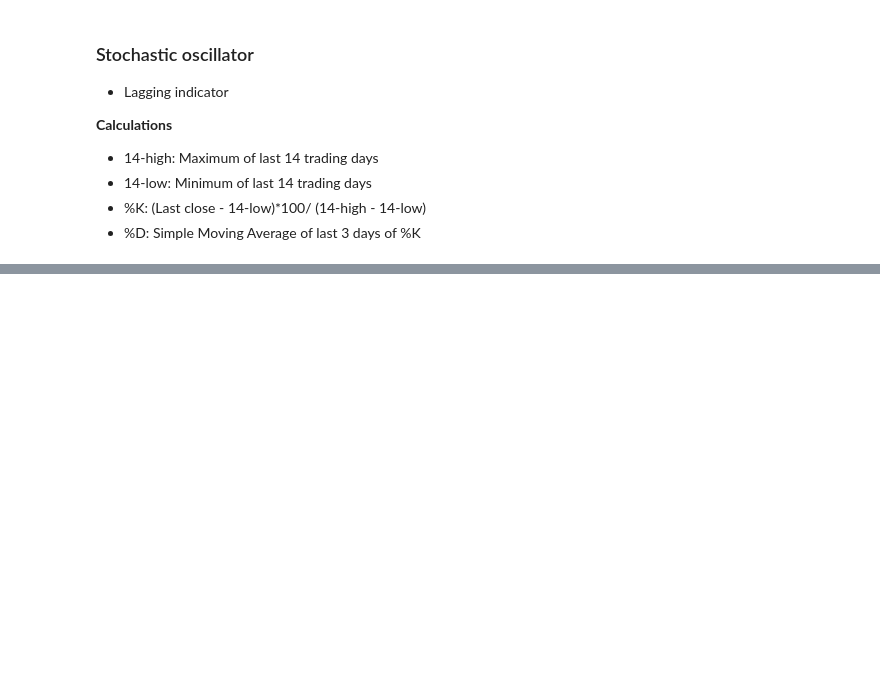
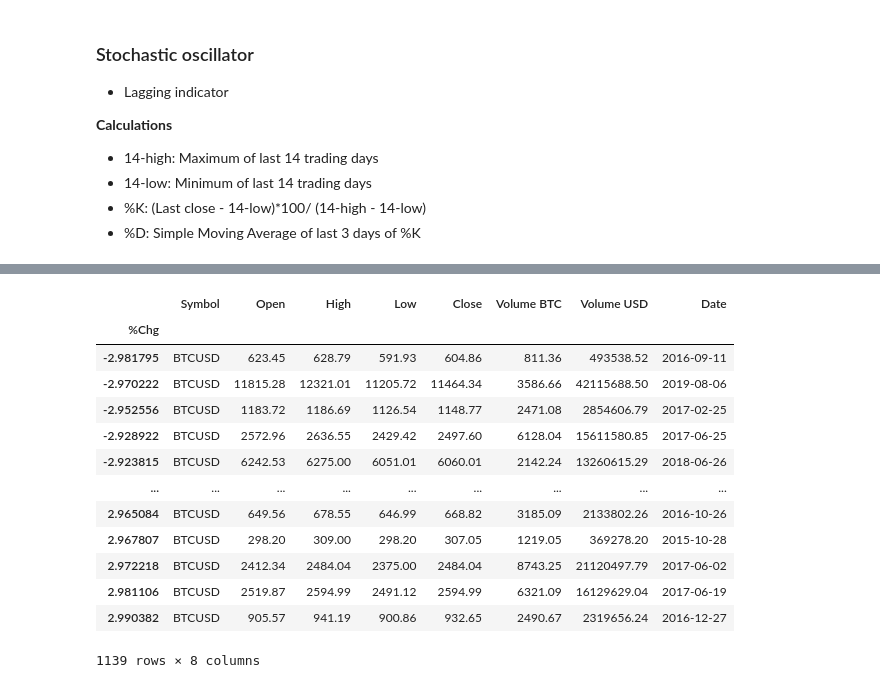
Before and after one commit to AmaruEscalante/bigdata-crypto, a Jupyter notebook: notebooks/BTC_Daily_analysis.ipynb, the cells around one changed output, grey strips where cells are left out. Drawn from its saved outputs; the diff is of its cells as text; code cells hidden in the pictures; blank space fills up the shorter version.

```diff
--- a/notebooks/BTC_Daily_analysis.ipynb
+++ b/notebooks/BTC_Daily_analysis.ipynb
@@ -639,0 +675,3 @@ plt.tight_layout()
+# %%
+data['%Chg'] = close_to_open_chg
+data.head()
@@ -639,0 +710,2 @@ plt.tight_layout()
+# %%
+df_sorted = data.sort_values(by=['%Chg'])
@@ -639,0 +733,3 @@ plt.tight_layout()
+# %%
+df = df_sorted.set_index('%Chg')
+df.head()
@@ -639,0 +744,2 @@ plt.tight_layout()
+# %%
+df['Date'] = df_sorted.index[:]
@@ -639,0 +756,17 @@ plt.tight_layout()
+# %%
+df.loc[-3:3]
+# %% [output]
+|  | Symbol | Open | High | Low | Close | Volume BTC | Volume USD | Date |
+| %Chg |  |  |  |  |  |  |  |  |
+| -2.981795 | BTCUSD | 623.45 | 628.79 | 591.93 | 604.86 | 811.36 | 493538.52 | 2016-09-11 |
+| -2.970222 | BTCUSD | 11815.28 | 12321.01 | 11205.72 | 11464.34 | 3586.66 | 42115688.50 | 2019-08-06 |
+| -2.952556 | BTCUSD | 1183.72 | 1186.69 | 1126.54 | 1148.77 | 2471.08 | 2854606.79 | 2017-02-25 |
+| -2.928922 | BTCUSD | 2572.96 | 2636.55 | 2429.42 | 2497.60 | 6128.04 | 15611580.85 | 2017-06-25 |
+| -2.923815 | BTCUSD | 6242.53 | 6275.00 | 6051.01 | 6060.01 | 2142.24 | 13260615.29 | 2018-06-26 |
+| ... | ... | ... | ... | ... | ... | ... | ... | ... |
+| 2.965084 | BTCUSD | 649.56 | 678.55 | 646.99 | 668.82 | 3185.09 | 2133802.26 | 2016-10-26 |
+| 2.967807 | BTCUSD | 298.20 | 309.00 | 298.20 | 307.05 | 1219.05 | 369278.20 | 2015-10-28 |
+| 2.972218 | BTCUSD | 2412.34 | 2484.04 | 2375.00 | 2484.04 | 8743.25 | 21120497.79 | 2017-06-02 |
+| 2.981106 | BTCUSD | 2519.87 | 2594.99 | 2491.12 | 2594.99 | 6321.09 | 16129629.04 | 2017-06-19 |
+| 2.990382 | BTCUSD | 905.57 | 941.19 | 900.86 | 932.65 | 2490.67 | 2319656.24 | 2016-12-27 |
+1139 rows × 8 columns
```
Also changed, not shown: parts of 15 cells of this notebook.
